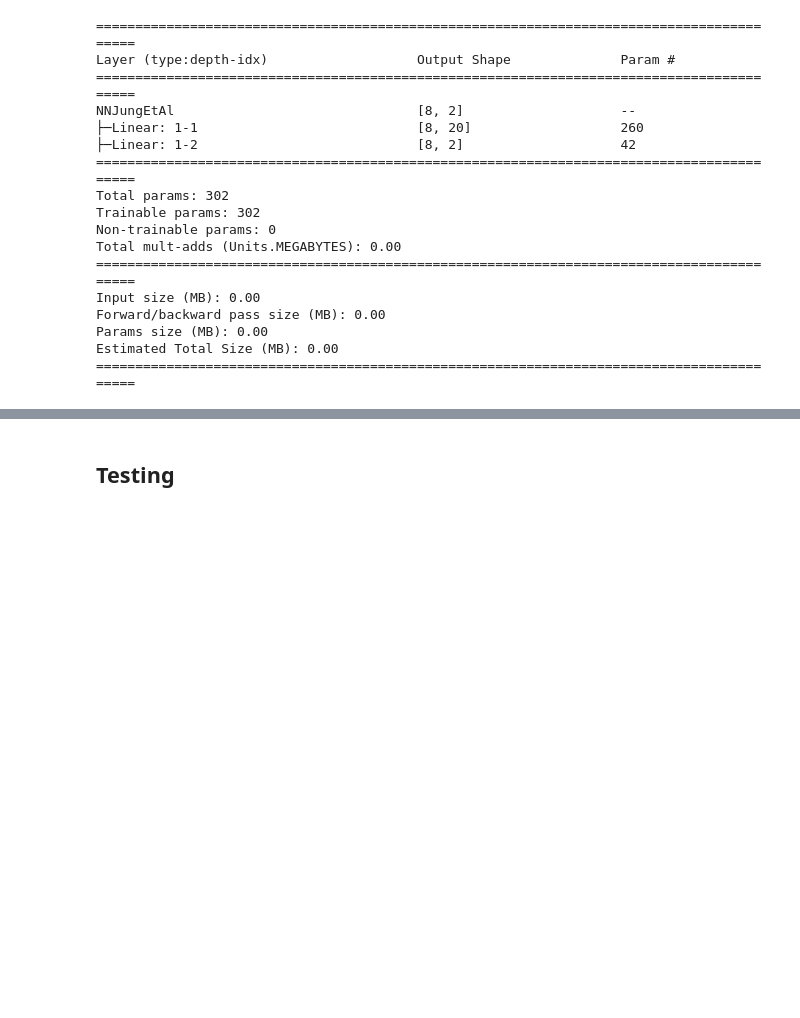
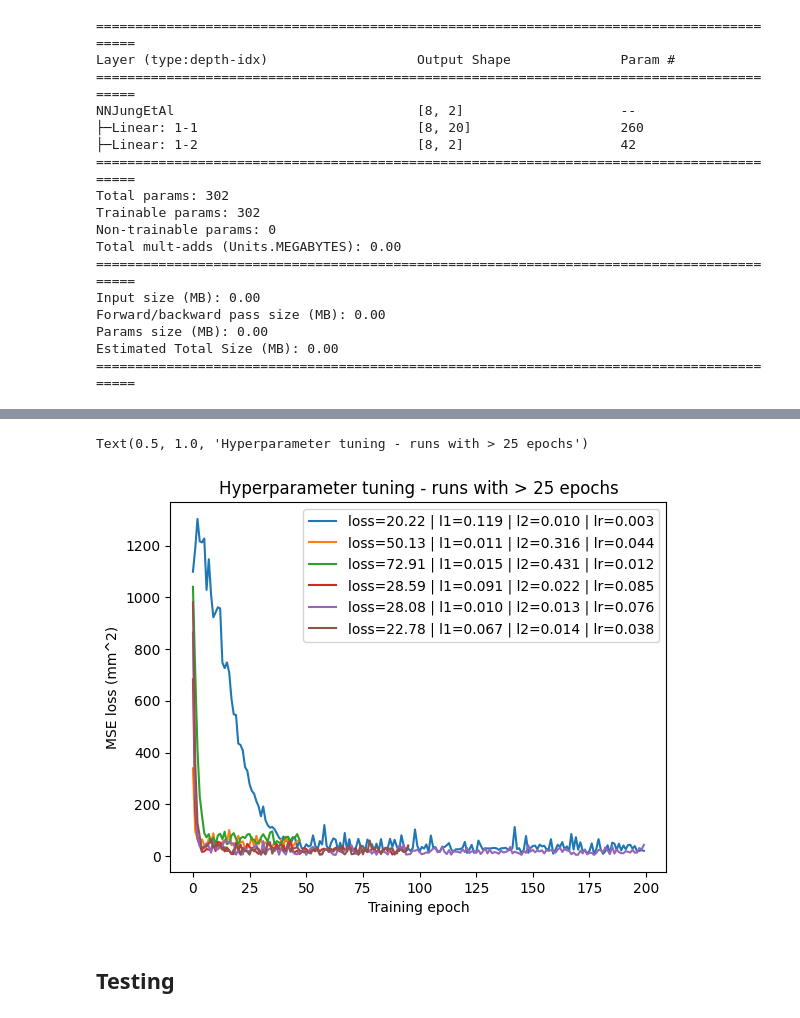
Before and after one commit to MrP123/scf_nn, a Jupyter notebook: test_previous_work.ipynb, the cells around one changed output, grey strips where cells are left out. Drawn from its saved outputs; the diff is of its cells as text; code cells hidden in the pictures; blank space fills up the shorter version.

```diff
--- a/test_previous_work.ipynb
+++ b/test_previous_work.ipynb
@@ -180,3 +302,27 @@ Best trial final validation loss: 7.166505306959152
+# %%
+ax: plt.Axes = None
+legend_entries: list[str] = []
+
+#https://docs.ray.io/en/latest/tune/api/doc/ray.tune.ExperimentAnalysis.html
+for i, df in enumerate(result.trial_dataframes.values()):
+    df: pd.DataFrame
+
+    #only plot trials that continued for more than 25 epochs
+    if len(df.index) < 25:
+        continue
+
+    ax = df["loss"].plot(ax=ax)
+    ax.set_xlabel("Training epoch")
+    ax.set_ylabel("MSE loss (mm^2)")
+
+    config_val = lambda x : df[f"config/{x}"][0]
+    legend_entries.append(f"loss={df["loss"].iloc[-4:].mean():.2f} | l1={config_val("l1"):.3f} | l2={config_val("l2"):.3f} | lr={config_val("lr"):.3f}")
+
+ax.legend(legend_entries)
+ax.set_title("Hyperparameter tuning - runs with > 25 epochs")
+# %% [output]
+Text(0.5, 1.0, 'Hyperparameter tuning - runs with > 25 epochs')
+[figure, added]
 # %% [markdown]
 ## Testing
 # %%
```
Also changed, not shown: parts of 6 cells of this notebook, 2 other files.
